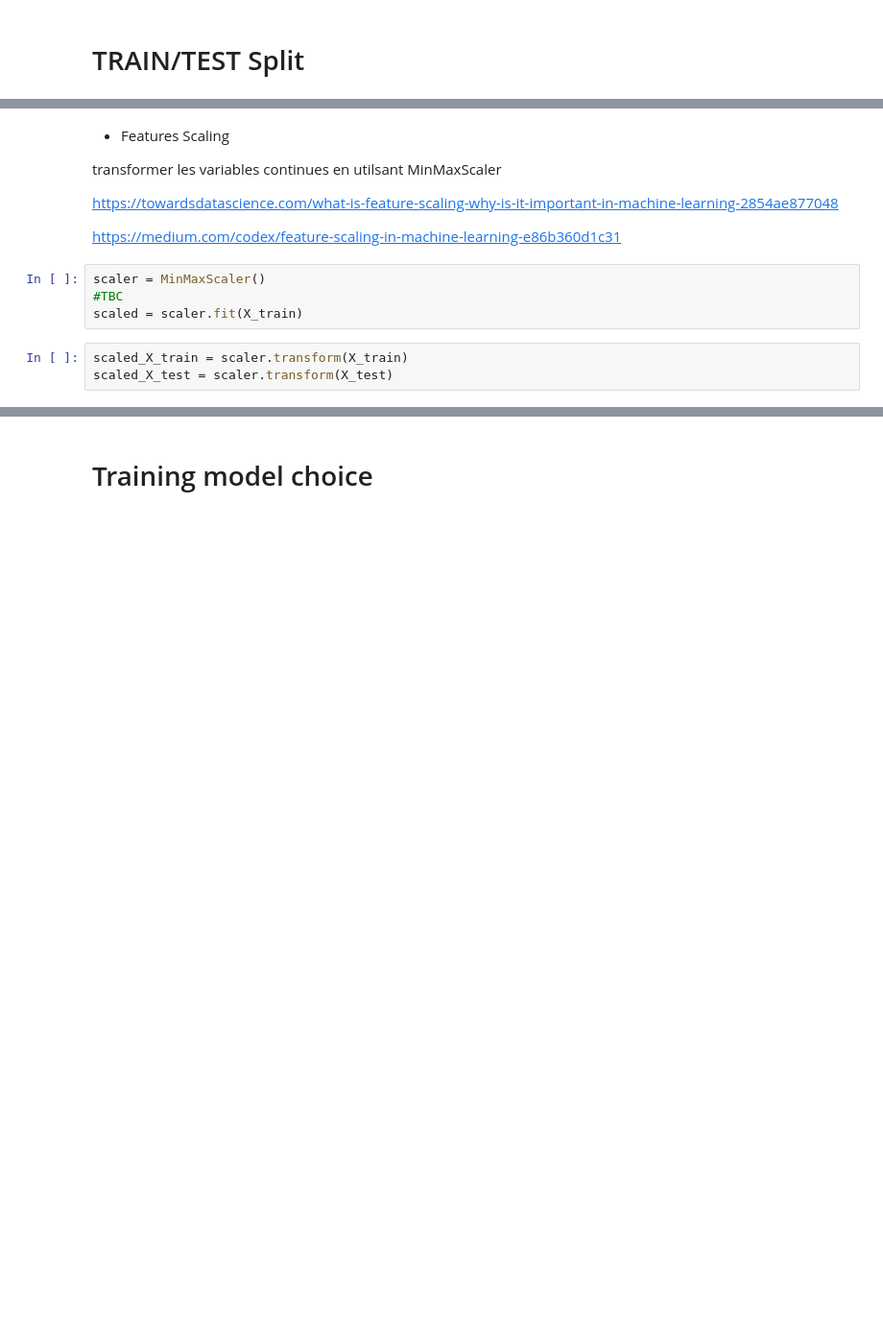
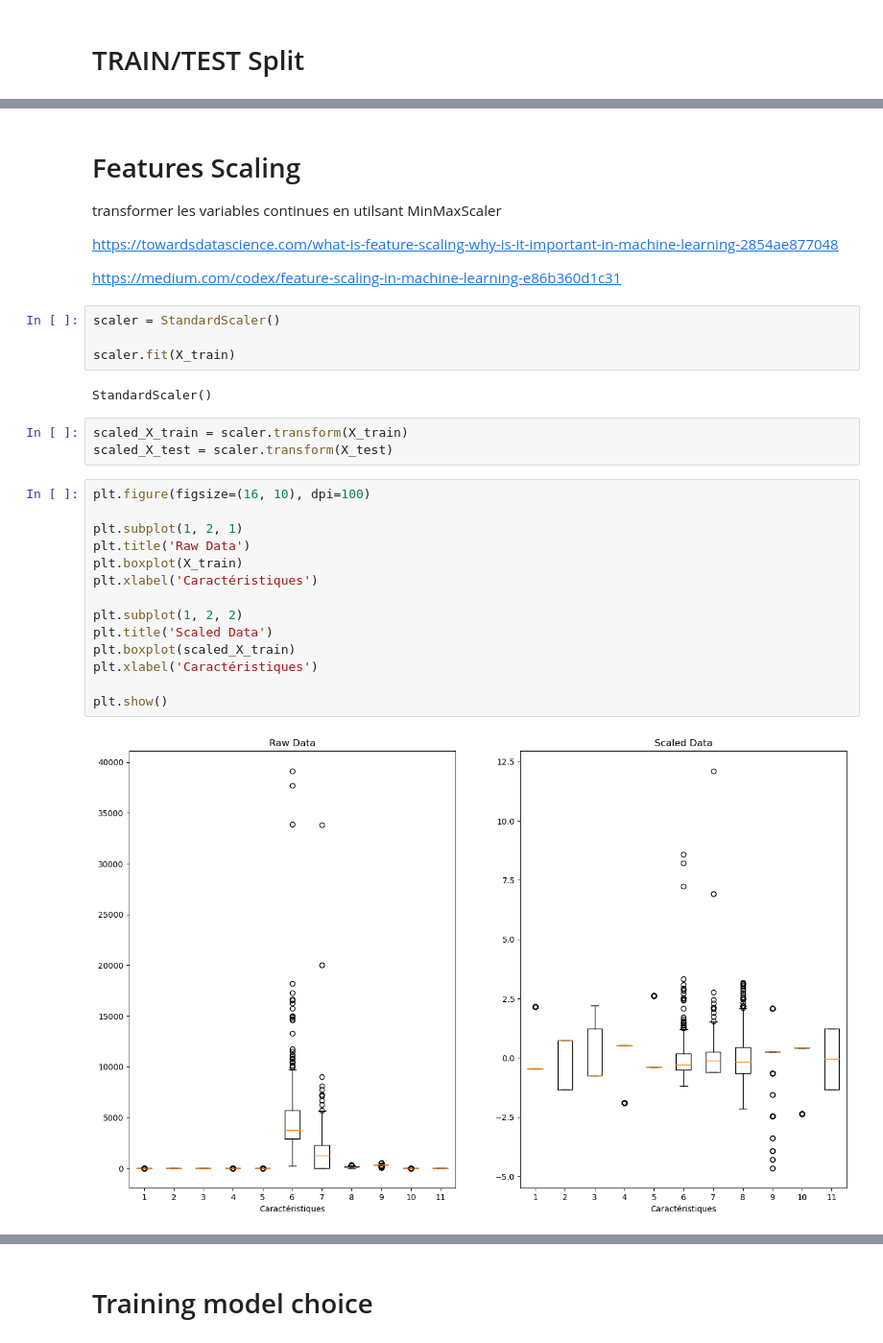
Before and after one commit to AsmaRACHIDI/Projet_Pret_Bancaire, a Jupyter notebook: Training_model.ipynb, the cells around one changed output, grey strips where cells are left out. Shown: that part at 96% size. Drawn from its saved outputs; the diff is of its cells as text; blank space fills up the shorter version.

```diff
--- a/Training_model.ipynb
+++ b/Training_model.ipynb
@@ -67,5 +124,5 @@ y_test.shape
 # %% [markdown]
-* Features Scaling
+# Features Scaling
 
  transformer les variables continues en utilsant MinMaxScaler
 
@@ -73,9 +130,27 @@ y_test.shape
 
  https://medium.com/codex/feature-scaling-in-machine-learning-e86b360d1c31
 # %%
-scaler = MinMaxScaler()
-#TBC
-scaled = scaler.fit(X_train)
+scaler = StandardScaler()
+
+scaler.fit(X_train)
+# %% [output]
+StandardScaler()
-# %%
-scaled_X_train = scaler.transform(X_train)
-scaled_X_test = scaler.transform(X_test)
+# %%
+scaled_X_train = scaler.transform(X_train)
+scaled_X_test = scaler.transform(X_test)
+# %%
+plt.figure(figsize=(16, 10), dpi=100)
+
+plt.subplot(1, 2, 1)
+plt.title('Raw Data')
+plt.boxplot(X_train)
+plt.xlabel('Caractéristiques')
+
+plt.subplot(1, 2, 2)
+plt.title('Scaled Data')
+plt.boxplot(scaled_X_train)
+plt.xlabel('Caractéristiques')
+
+plt.show()
+# %% [output]
+[figure, added]
```
Also changed, not shown: parts of 78 cells of this notebook, 6 other files.
